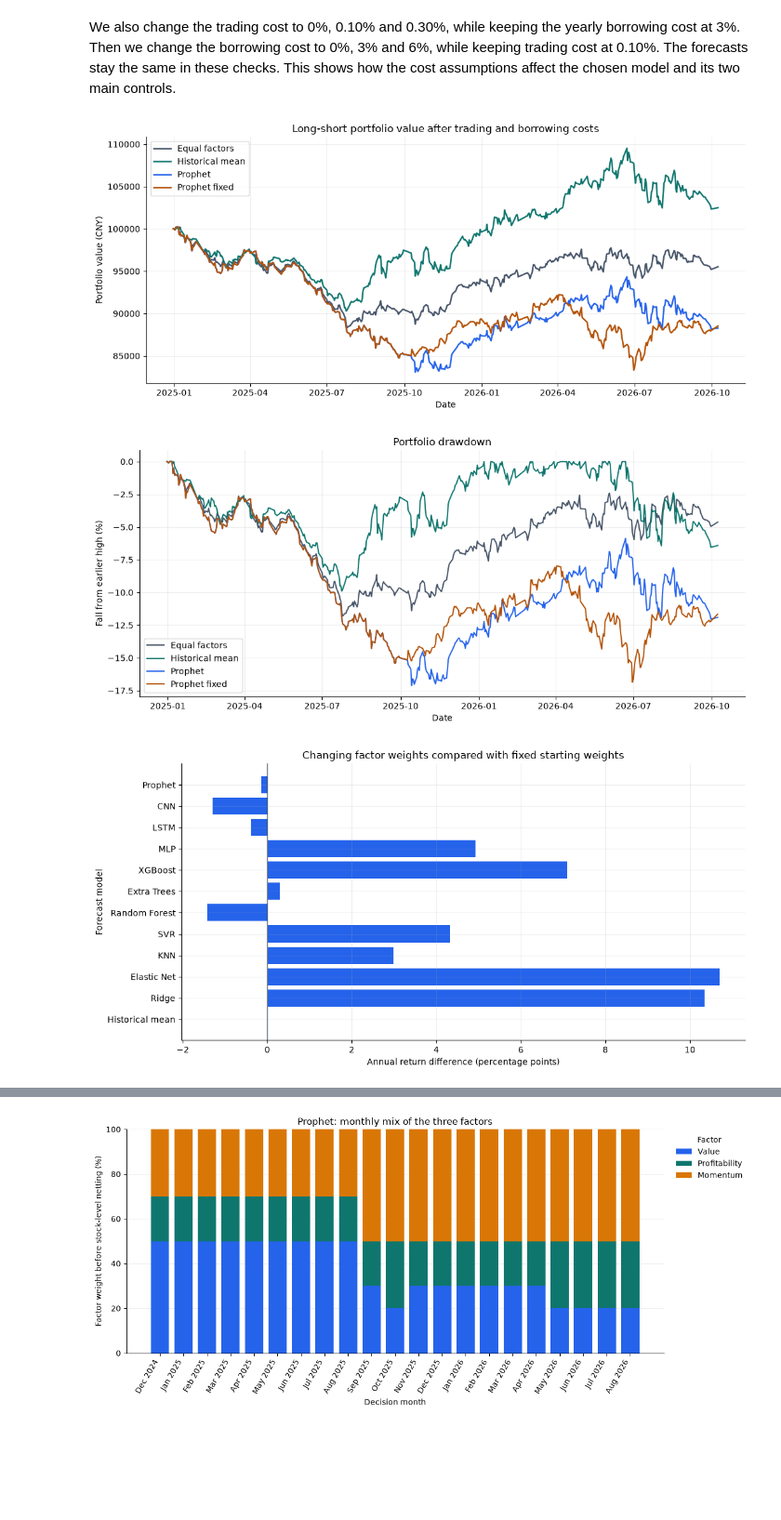
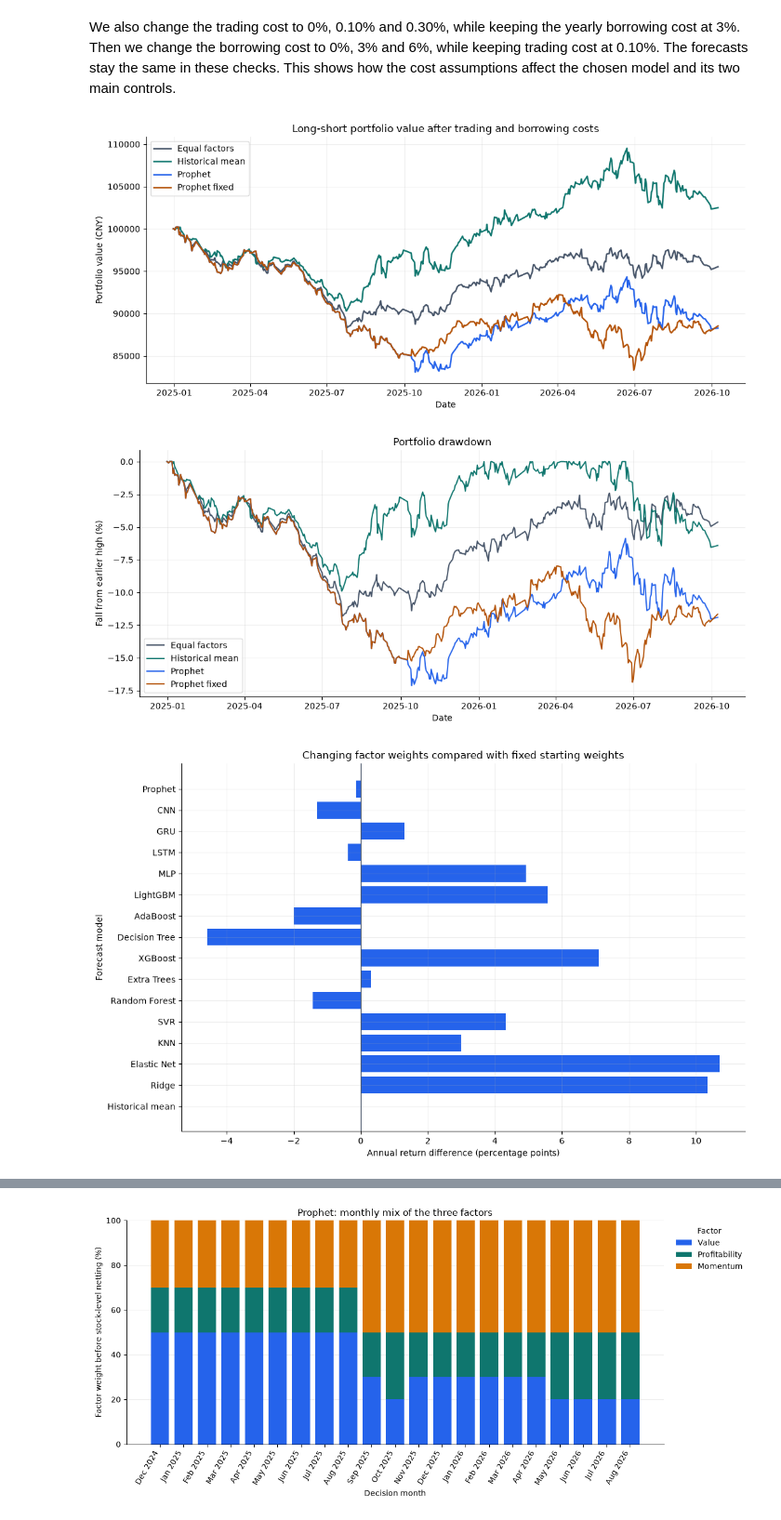
Before and after one commit to arianazmoudeh/CapstoneApplication, a Jupyter notebook: experiments/China_A_Share_Long_Short_Factor_Timing_M6.ipynb, the cells around one changed output, grey strips where cells are left out. Shown at 93% size. Saved outputs shown, nothing was run; the diff lists cells and outputs as text; code cells hidden in the pictures; blank space fills up the shorter version.

Commit message:
Add four models to monthly factor timing

```diff
--- a/experiments/China_A_Share_Long_Short_Factor_Timing_M6.ipynb
+++ b/experiments/China_A_Share_Long_Short_Factor_Timing_M6.ipynb
@@ -499,7 +501,7 @@ Each input contains eight observed weeks. In each week we calculate one-, four-
 # %% [markdown]
 We forecast the next monthly return of each long-short factor basket. We use the same completed months for every model. The inputs stop at the decision date. We do not shuffle the months because later prices must not enter an earlier forecast. We keep the random seed fixed so we can repeat the reported run. The settings appear at the start of each model cell.
 # %%
-LEARNED_MODELS = ['Ridge', 'Elastic Net', 'KNN', 'SVR', 'Random Forest', 'Extra Trees', 'XGBoost', 'MLP', 'LSTM', 'CNN', 'Prophet']
+LEARNED_MODELS = ['Ridge', 'Elastic Net', 'KNN', 'SVR', 'Random Forest', 'Extra Trees', 'XGBoost', 'Decision Tree', 'AdaBoost', 'LightGBM', 'MLP', 'LSTM', 'GRU', 'CNN', 'Prophet']
 MODEL_FILES = RESULTS / 'model_outputs'
 MODEL_FILES.mkdir(parents=True, exist_ok=True)
 model_audits = []
@@ -1298,7 +1608,8 @@ predictions = pd.concat([
     history_predictions, ridge_predictions, elastic_net_predictions,
     knn_predictions, svr_predictions, random_forest_predictions,
     extra_trees_predictions, xgboost_predictions, mlp_predictions,
-    lstm_predictions, cnn_predictions, prophet_predictions,
+    decision_tree_predictions, adaboost_predictions, lightgbm_predictions,
+    lstm_predictions, gru_predictions, cnn_predictions, prophet_predictions,
 ], ignore_index=True).sort_values(['signal', 'model', 'factor'])
 expected_rows = len(run_signals) * len(FACTORS) * (len(LEARNED_MODELS) + 1)
 if len(predictions) != expected_rows or predictions.duplicated(['signal', 'model', 'factor']).any():
@@ -1320,12 +1631,14 @@ training_audit.to_csv(RESULTS / 'training_audit.csv', index=False)
 warning_rows = ridge_warnings + elastic_net_warnings + knn_warnings + svr_warnings
 warning_rows += random_forest_warnings + extra_trees_warnings + xgboost_warnings
 warning_rows += mlp_warnings + prophet_warnings
+warning_rows += decision_tree_warnings + adaboost_warnings + lightgbm_warnings
 model_warnings = pd.DataFrame(warning_rows, columns=['signal', 'model', 'message'])
 model_warnings.to_csv(RESULTS / 'model_warnings.csv', index=False)
-pd.concat([lstm_training, cnn_training], ignore_index=True).to_csv(RESULTS / 'training_losses.csv', index=False)
+pd.concat([lstm_training, gru_training, cnn_training], ignore_index=True).to_csv(RESULTS / 'training_losses.csv', index=False)
 pd.DataFrame(lstm_epoch_rows).to_csv(RESULTS / 'lstm_epoch_losses.csv', index=False)
 pd.DataFrame(cnn_epoch_rows).to_csv(RESULTS / 'cnn_epoch_losses.csv', index=False)
-library_versions = pd.DataFrame([{'library': name, 'version': version(name)} for name in ['numpy', 'pandas', 'scikit-learn', 'xgboost', 'torch', 'prophet']])
+pd.DataFrame(gru_epoch_rows).to_csv(RESULTS / 'gru_epoch_losses.csv', index=False)
+library_versions = pd.DataFrame([{'library': name, 'version': version(name)} for name in ['numpy', 'pandas', 'scikit-learn', 'xgboost', 'lightgbm', 'torch', 'prophet']])
 library_versions.to_csv(RESULTS / 'library_versions.csv', index=False)
 
 metric_rows = []
@@ -2091,32 +2416,32 @@ figure.tight_layout()
 figure.savefig(RESULTS / 'portfolio_values.png', dpi=160)
 plt.show()
 
 figure, axis = plt.subplots(figsize=PLOT_SIZE)
 for chart_number, strategy in enumerate(comparison_names):
     series = portfolio_values[strategy]
     drawdowns = (series / series.cummax() - 1) * 100
     axis.plot(series.index, drawdowns, label=strategy, color=PLOT_COLORS[chart_number], linewidth=1.5)
 axis.set_title('Portfolio drawdown')
 axis.set_xlabel('Date')
 axis.set_ylabel('Fall from earlier high (%)')
 axis.grid(alpha=0.2)
 axis.legend()
 figure.tight_layout()
 figure.savefig(RESULTS / 'drawdowns.png', dpi=160)
 plt.show()
 
-figure, axis = plt.subplots(figsize=(11, 5.5))
+figure, axis = plt.subplots(figsize=(11, 7))
 plot_table = dynamic_vs_fixed.set_index('model').reindex(MODEL_NAMES)
 axis.barh(plot_table.index, plot_table.annual_return_gap_vs_fixed_pp, color='#2563eb')
 axis.axvline(0, color='#475569', linewidth=1)
 axis.set_title('Changing factor weights compared with fixed starting weights')
 axis.set_xlabel('Annual return difference (percentage points)')
 axis.set_ylabel('Forecast model')
 axis.grid(axis='x', alpha=0.2)
 figure.tight_layout()
 figure.savefig(RESULTS / 'dynamic_vs_fixed.png', dpi=160)
 plt.show()
 # %% [output]
 [figure]
 [figure]
-[figure, old version]
+[figure, new version]
```
Also changed, not shown: parts of 25 cells of this notebook, 32 other files.
